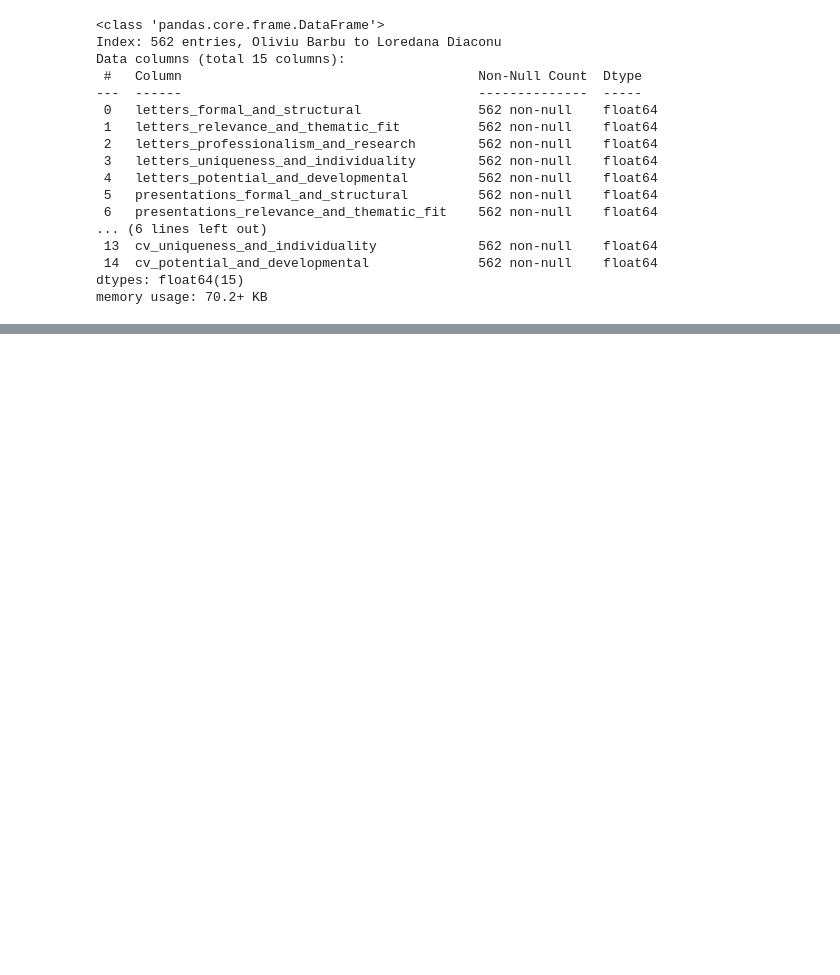
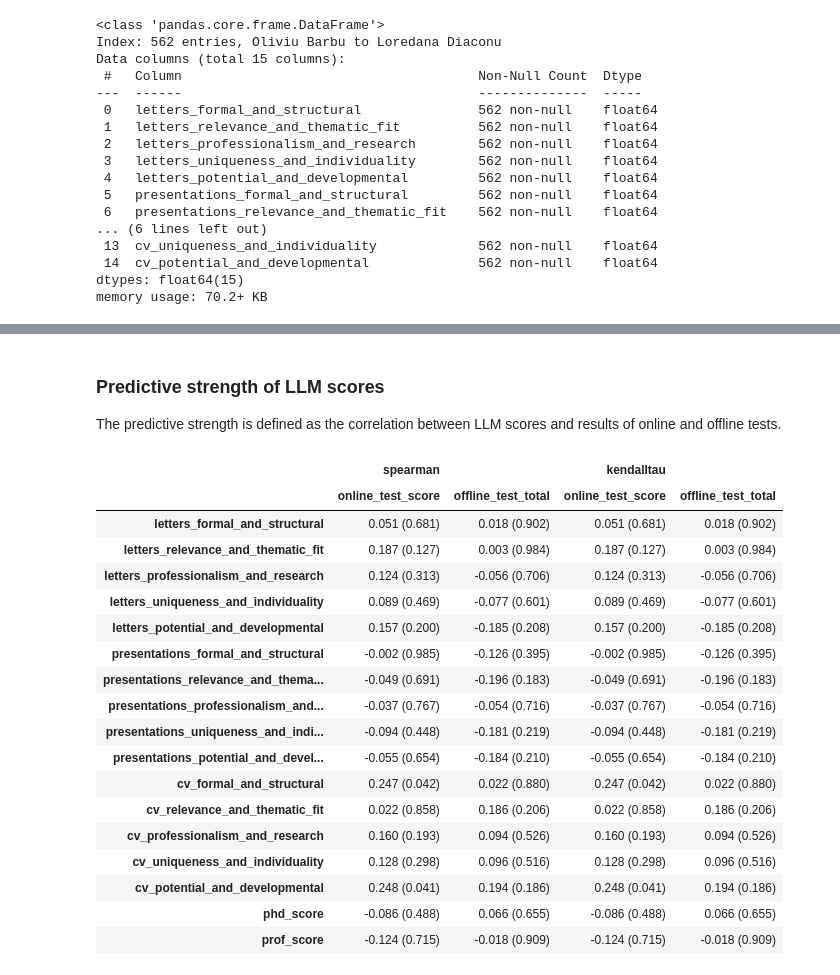
Before and after one commit to On-Point-RND/Students-Assesment, a Jupyter notebook: correlations.ipynb, the cells around one changed output, grey strips where cells are left out. Cells and saved outputs as stored; diff of their text form; code cells hidden in the pictures; blank space fills up the shorter version.

```diff
--- a/correlations.ipynb
+++ b/correlations.ipynb
@@ -68,9 +93,11 @@ memory usage: 70.2+ KB
 # %%
-human_scores = pd.read_parquet("./data/dataset.parquet")
-# Filter the columns to keep only the relevant scores
-human_scores = human_scores[["prof_score", "all_phd_1", "all_phd_2", "offline_test_total"]]
+# Compute mean scores
 human_scores["phd_score"] = human_scores[["all_phd_1", "all_phd_2"]].mean(axis=1)
-human_scores = human_scores.drop(columns=["all_phd_1", "all_phd_2"])
+human_scores["cv_score"] = human_scores[["cv_phd_1", "cv_phd_2"]].mean(axis=1)
+human_scores["pres_score"] = human_scores[["pres_phd_1", "pres_phd_2"]].mean(axis=1)
+human_scores["letter_score"] = human_scores[["letter_phd_1", "letter_phd_2"]].mean(
+    axis=1
+)
 
 human_scores.info()
 # %% [output]
@@ -128,0 +204,40 @@ pd.concat([spearman, pearson], axis=1, keys=["spearman", "pearson"])
+# %% [markdown]
+### Predictive strength of LLM scores
+
+The predictive strength is defined as the correlation between LLM scores and results of online and offline tests.
+# %%
+spearman_test = pd.DataFrame(
+    index=list(gemma_scores.columns) + ["phd_score", "prof_score"],
+    columns=["online_test_score", "offline_test_total"],
+)
+
+spearman_test = compute_correlations(spearman_test, overview_table, "spearman")
+# %%
+kendall_test = pd.DataFrame(
+    index=list(gemma_scores.columns) + ["phd_score", "prof_score"],
+    columns=["online_test_score", "offline_test_total"],
+)
+
+kendall_test = compute_correlations(kendall_test, overview_table, "spearman")
+# %%
+pd.concat([spearman_test, kendall_test], axis=1, keys=["spearman", "kendalltau"] )
+# %% [output]
+|  | spearman |  | kendalltau |  |
+|  | online_test_score | offline_test_total | online_test_score | offline_test_total |
+| letters_formal_and_structural | 0.051 (0.681) | 0.018 (0.902) | 0.051 (0.681) | 0.018 (0.902) |
+| letters_relevance_and_thematic_fit | 0.187 (0.127) | 0.003 (0.984) | 0.187 (0.127) | 0.003 (0.984) |
+| letters_professionalism_and_research | 0.124 (0.313) | -0.056 (0.706) | 0.124 (0.313) | -0.056 (0.706) |
+| letters_uniqueness_and_individuality | 0.089 (0.469) | -0.077 (0.601) | 0.089 (0.469) | -0.077 (0.601) |
+| letters_potential_and_developmental | 0.157 (0.200) | -0.185 (0.208) | 0.157 (0.200) | -0.185 (0.208) |
+| presentations_formal_and_structural | -0.002 (0.985) | -0.126 (0.395) | -0.002 (0.985) | -0.126 (0.395) |
+| presentations_relevance_and_thema... | -0.049 (0.691) | -0.196 (0.183) | -0.049 (0.691) | -0.196 (0.183) |
+| presentations_professionalism_and... | -0.037 (0.767) | -0.054 (0.716) | -0.037 (0.767) | -0.054 (0.716) |
+| presentations_uniqueness_and_indi... | -0.094 (0.448) | -0.181 (0.219) | -0.094 (0.448) | -0.181 (0.219) |
+| presentations_potential_and_devel... | -0.055 (0.654) | -0.184 (0.210) | -0.055 (0.654) | -0.184 (0.210) |
+| cv_formal_and_structural | 0.247 (0.042) | 0.022 (0.880) | 0.247 (0.042) | 0.022 (0.880) |
+| cv_relevance_and_thematic_fit | 0.022 (0.858) | 0.186 (0.206) | 0.022 (0.858) | 0.186 (0.206) |
+| cv_professionalism_and_research | 0.160 (0.193) | 0.094 (0.526) | 0.160 (0.193) | 0.094 (0.526) |
+| cv_uniqueness_and_individuality | 0.128 (0.298) | 0.096 (0.516) | 0.128 (0.298) | 0.096 (0.516) |
+| cv_potential_and_developmental | 0.248 (0.041) | 0.194 (0.186) | 0.248 (0.041) | 0.194 (0.186) |
+| phd_score | -0.086 (0.488) | 0.066 (0.655) | -0.086 (0.488) | 0.066 (0.655) |
+| prof_score | -0.124 (0.715) | -0.018 (0.909) | -0.124 (0.715) | -0.018 (0.909) |
```
Also changed, not shown: parts of 14 cells of this notebook.
